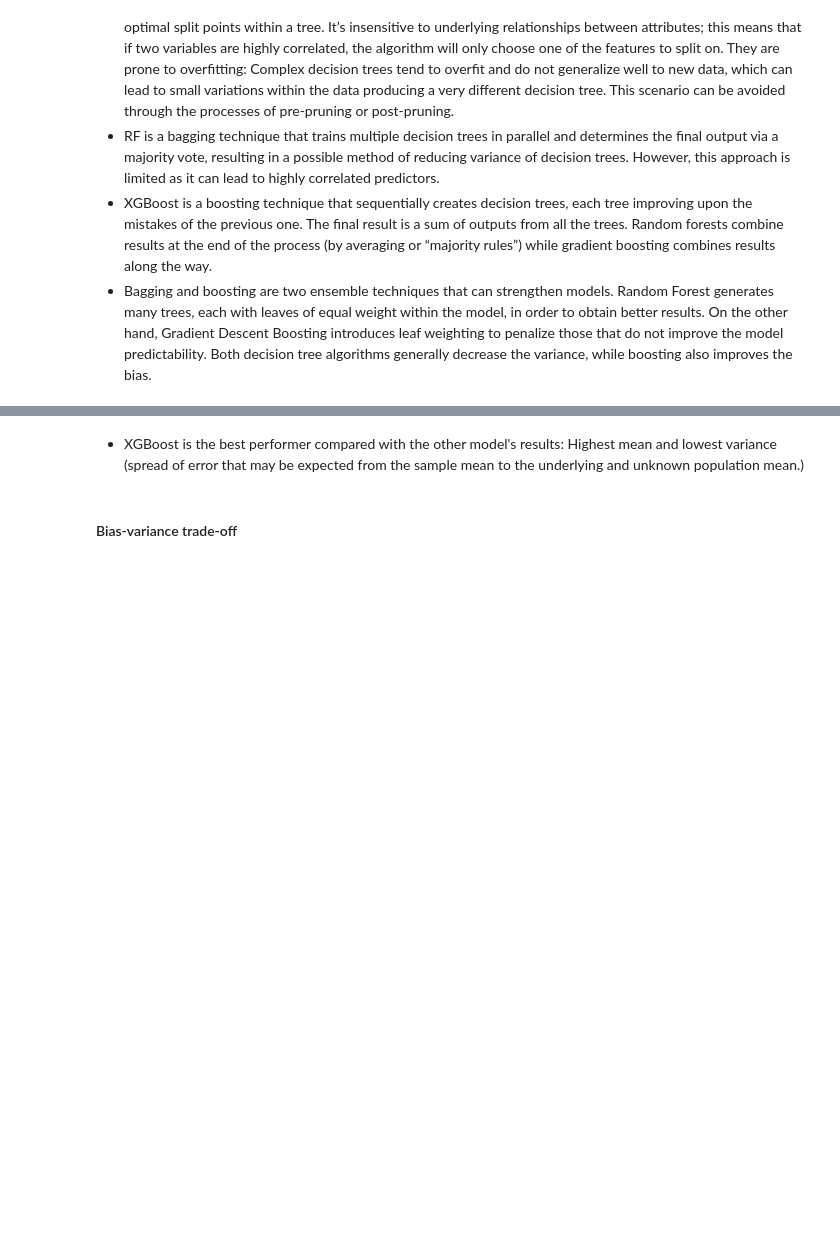
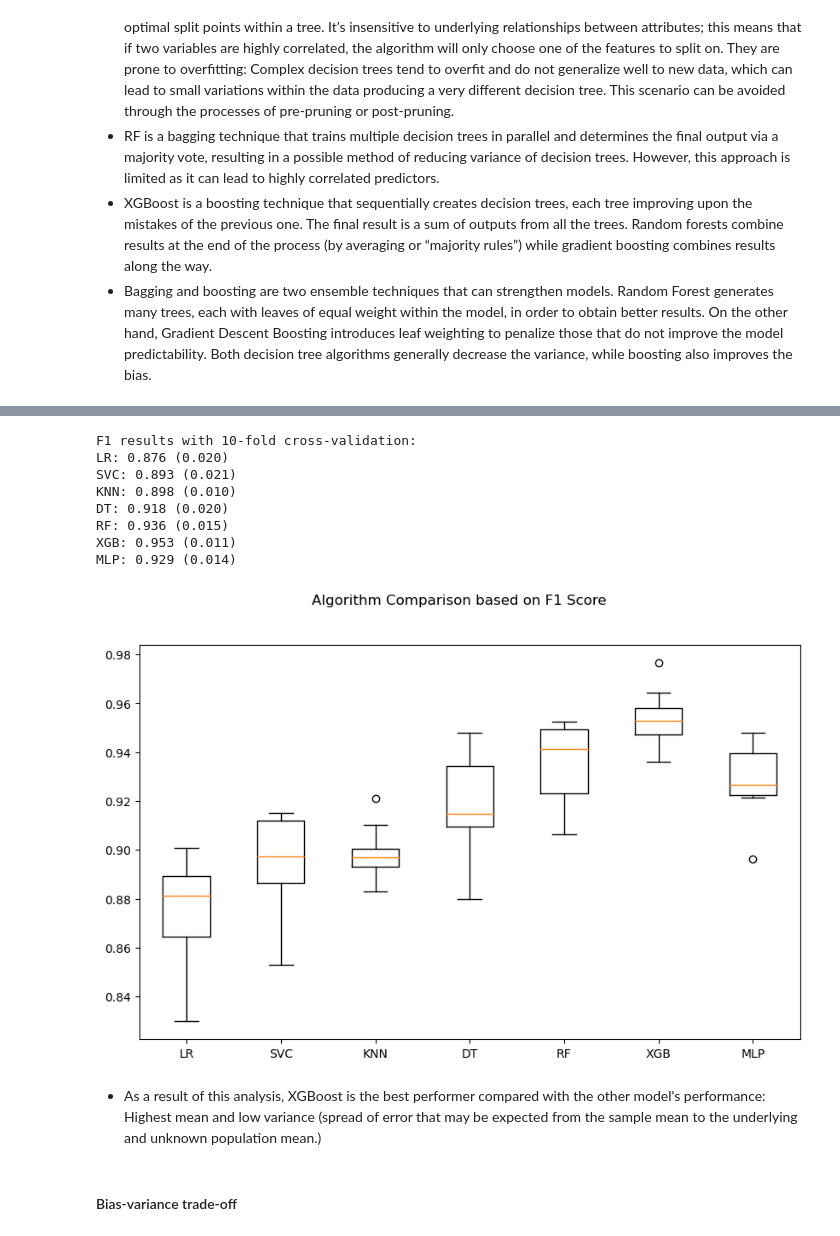
Before and after one commit to AndreCatarino/Fetal-Health-Classification, a Jupyter notebook: kdd_process/src/03_data_mining.ipynb, the cells around one changed output, grey strips where cells are left out. Cells and saved outputs as stored; diff of their text form; code cells hidden in the pictures; blank space fills up the shorter version.

```diff
--- a/kdd_process/src/03_data_mining.ipynb
+++ b/kdd_process/src/03_data_mining.ipynb
@@ -159,5 +112,38 @@ The amount of difference in the estimated performance from one run of k-fold cro
+# %%
+print("F1 results with 10-fold cross-validation:")
+cv_results_f1 = []
+
+
+for i, model in enumerate(pipelines):
+    """
+    The cross_val_score() function will be used to perform the evaluation,
+    taking the training dataset and cross-validation configuration and returning
+    a list of scores calculated for each fold.
+    """
+    # The weighted average F1 score is used to:
+    # compute the average F1 score by considering the number of samples in each class.
+    # Ensures that the performance metric reflects the contribution of each class proportionally to its representation in the dataset.
+    scorer = make_scorer(f1_score, average='weighted')
+    # StratifiedKFold is more suitable for imbalanced data to ensure that each fold represents the class distribution of the entire data.
+    # This ensures that the model is evaluated in a way that reflects its ability to generalize to all classes, including minority classes.
+    skf = StratifiedKFold(n_splits=10, shuffle=True, random_state=1)
+    cv_score = cross_val_score(model, X_train, y_train, cv=skf, scoring=scorer)
+    cv_results_f1.append(cv_score)
+    print("%s: %.3f (%.3f) " % (pipe_dict[i], cv_score.mean(), cv_score.std()))
+
+utils.algorithm_comparison(cv_results_f1, pipe_dict, "Algorithm Comparison based on F1 Score")
+# %% [output]
+F1 results with 10-fold cross-validation:
+LR: 0.876 (0.020)
+SVC: 0.893 (0.021)
+KNN: 0.898 (0.010)
+DT: 0.918 (0.020)
+RF: 0.936 (0.015)
+XGB: 0.953 (0.011)
+MLP: 0.929 (0.014)
+[figure, added]
 # %% [markdown]
-- XGBoost is the best performer compared with the other model's results: Highest mean and lowest variance (spread of error that may be expected from the sample mean to the underlying and unknown population mean.)
+- As a result of this analysis, XGBoost is the best performer compared with the other model's performance: Highest mean and low variance (spread of error that may be expected from the sample mean to the underlying and unknown population mean.)
 # %% [markdown]
 #### Bias-variance trade-off
 # %% [markdown]
```
Also changed, not shown: parts of 15 cells of this notebook, 7 other files.
